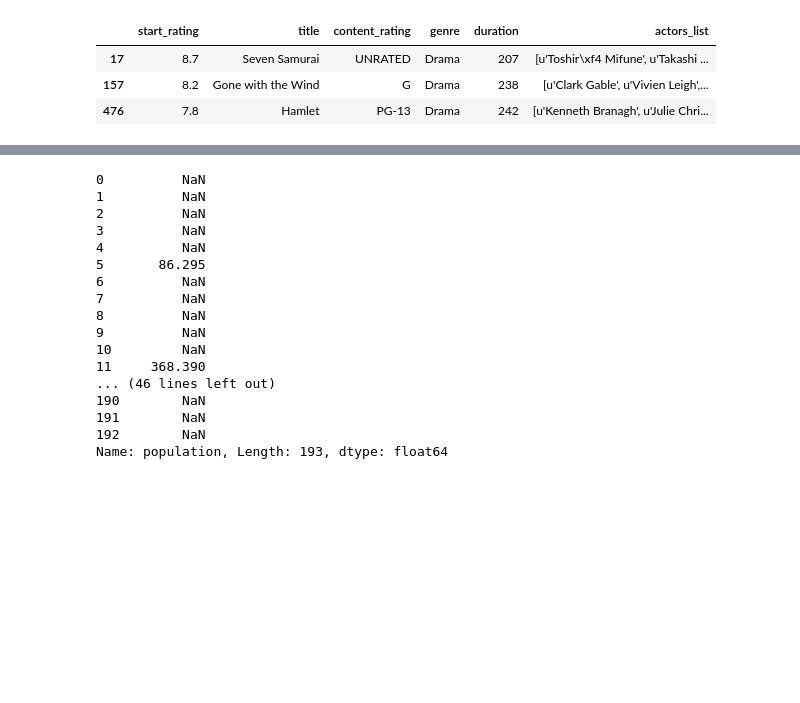
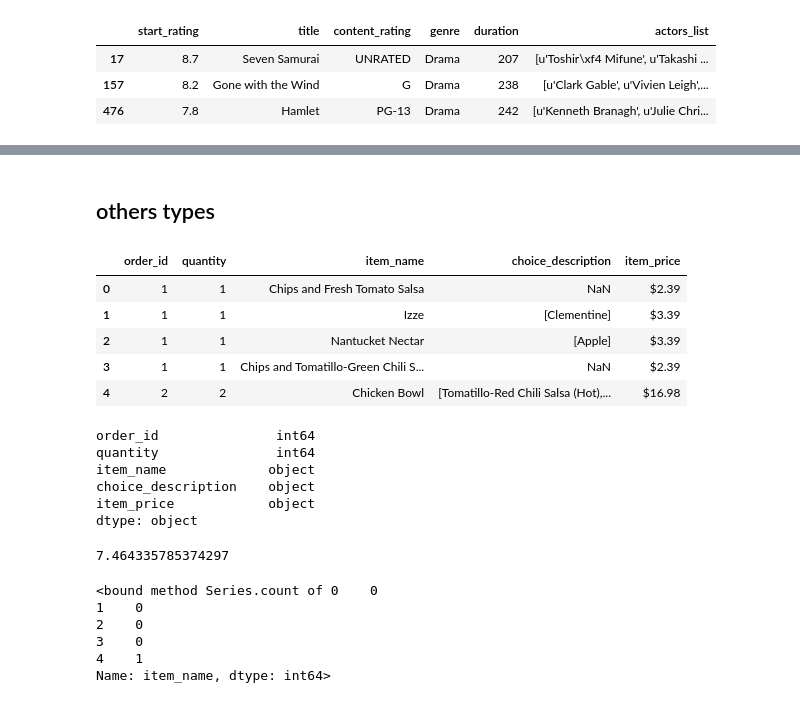
Before and after one commit to diegopmayer/python, a Jupyter notebook: pandas/data-manipulation-pandas.ipynb, the cells around one changed output, grey strips where cells are left out. Drawn from its saved outputs; the diff is of its cells as text; code cells hidden in the pictures; blank space fills up the shorter version.

Commit message:
sale analysis

```diff
--- a/pandas/data-manipulation-pandas.ipynb
+++ b/pandas/data-manipulation-pandas.ipynb
@@ -588,20 +554,22 @@ Name: population, Length: 193, dtype: object
-# %%
-drinks.population
-# %% [output]
-0          NaN
-1          NaN
-2          NaN
-3          NaN
-4          NaN
-5       86.295
-6          NaN
-7          NaN
-8          NaN
-9          NaN
-10         NaN
-11     368.390
-... (46 lines left out)
-190        NaN
-191        NaN
-192        NaN
-Name: population, Length: 193, dtype: float64
+# %% [markdown]
+## others types
+# %%
+vendas = pd.read_csv('dataset/Sanduiches.txt', sep='\t')
+# %%
+vendas.head()
+# %% [output]
+|  | order_id | quantity | item_name | choice_description | item_price |
+| 0 | 1 | 1 | Chips and Fresh Tomato Salsa | NaN | $2.39 |
+| 1 | 1 | 1 | Izze | [Clementine] | $3.39 |
+| 2 | 1 | 1 | Nantucket Nectar | [Apple] | $3.39 |
+| 3 | 1 | 1 | Chips and Tomatillo-Green Chili S... | NaN | $2.39 |
+| 4 | 2 | 2 | Chicken Bowl | [Tomatillo-Red Chili Salsa (Hot),... | $16.98 |
+# %%
+vendas.dtypes
+# %% [output]
+order_id               int64
+quantity               int64
+item_name             object
+choice_description    object
+item_price            object
+dtype: object
@@ -607,0 +578,13 @@ Name: population, Length: 193, dtype: float64
+# %%
+sale.item_price.str.replace('$', '').astype(float).mean()
+# %% [output]
+7.464335785374297
+# %%
+sale.item_name.str.contains('Chicken').head().astype(int)
+# %% [output]
+<bound method Series.count of 0    0
+1    0
+2    0
+3    0
+4    1
+Name: item_name, dtype: int64>
```
Also changed, not shown: parts of 7 cells of this notebook.
